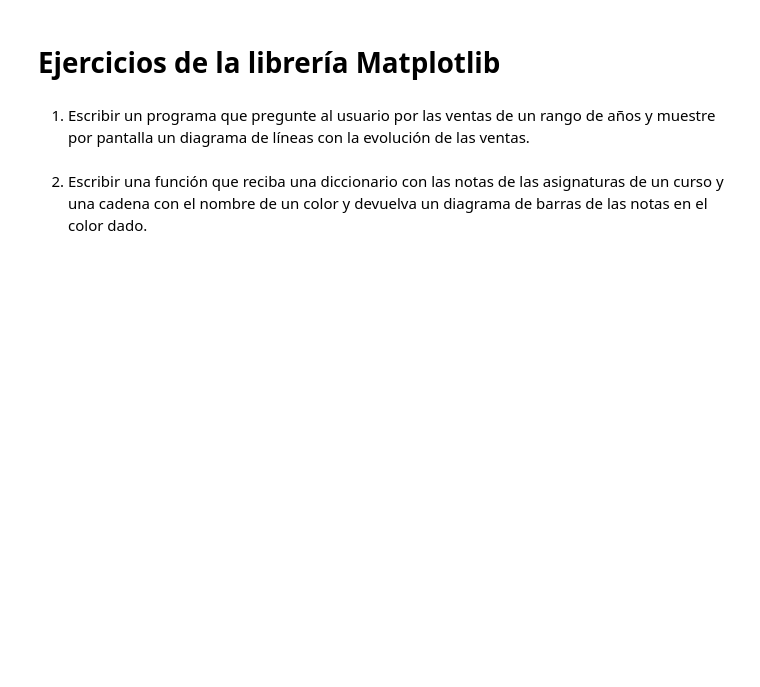
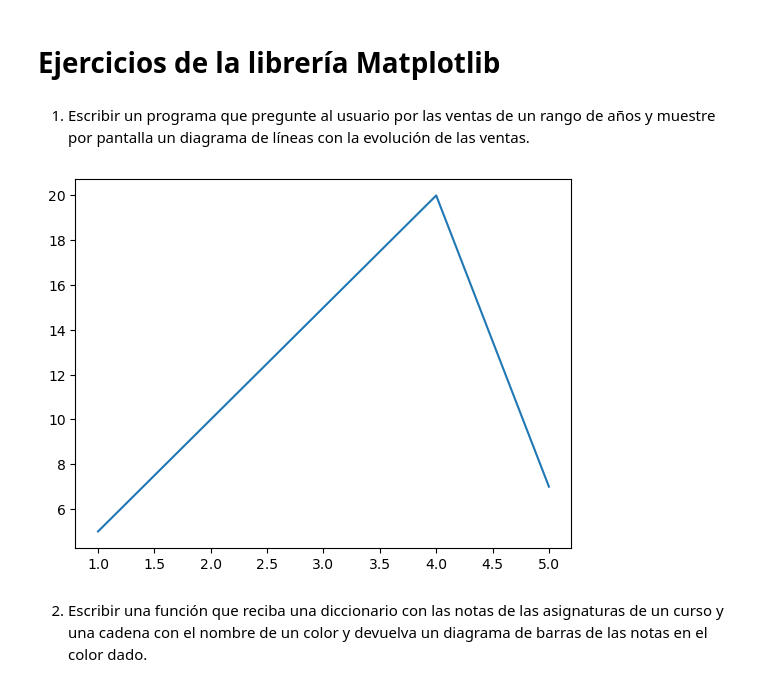
Before and after one commit to fransappia01/Sistemas-Inteligentes, a Jupyter notebook: Clase 2/Practico Python 2.ipynb, the cells around one changed output. Saved outputs shown, nothing was run; the diff lists cells and outputs as text; code cells hidden in the pictures; blank space fills up the shorter version.

```diff
--- a/Clase 2/Practico Python 2.ipynb
+++ b/Clase 2/Practico Python 2.ipynb
@@ -426,5 +474,22 @@ NameError: name 'porcentaje3' is not defined
 # Ejercicios de la librería Matplotlib
 # %% [markdown]
 1. Escribir un programa que pregunte al usuario por las ventas de un rango de años y muestre por pantalla un diagrama de líneas con la evolución de las ventas.
+# %%
+import pandas as pd
+import matplotlib.pyplot as plt
+
+fig, ax = plt.subplots()
+
+def calcular_ventas():
+    v = pd.Series(index=range(1,6))
+    for i in v.index:
+        v[i] = float(input("Ingrese ventas para el anio "+str(i)))
+    return v
+
+v = calcular_ventas()
+ax.plot(range(1,6),v)
+plt.show()
+# %% [output]
+[figure, added]
 # %% [markdown]
 2. Escribir una función que reciba una diccionario con las notas de las asignaturas de un curso y una cadena con el nombre de un color y devuelva un diagrama de barras de las notas en el color dado.
```
Also changed, not shown: parts of 6 cells of this notebook, 2 other files.
